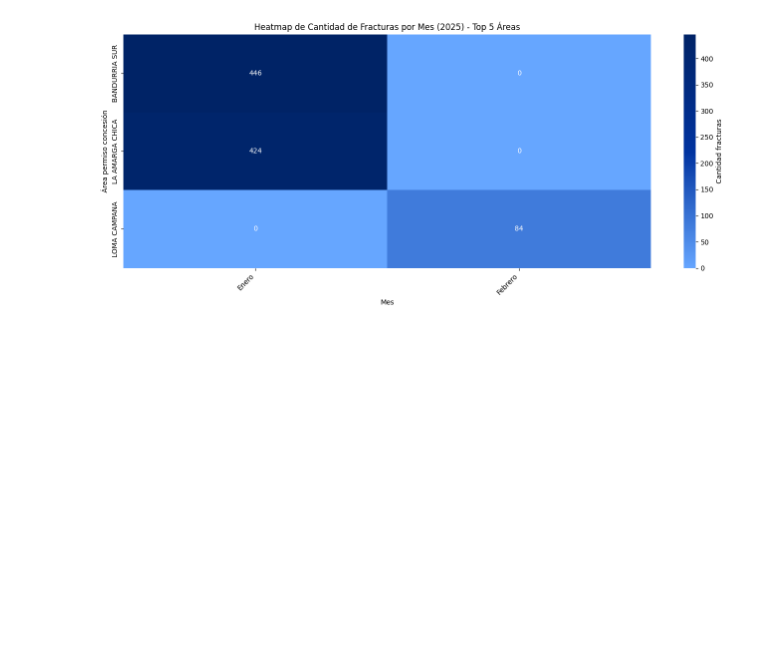
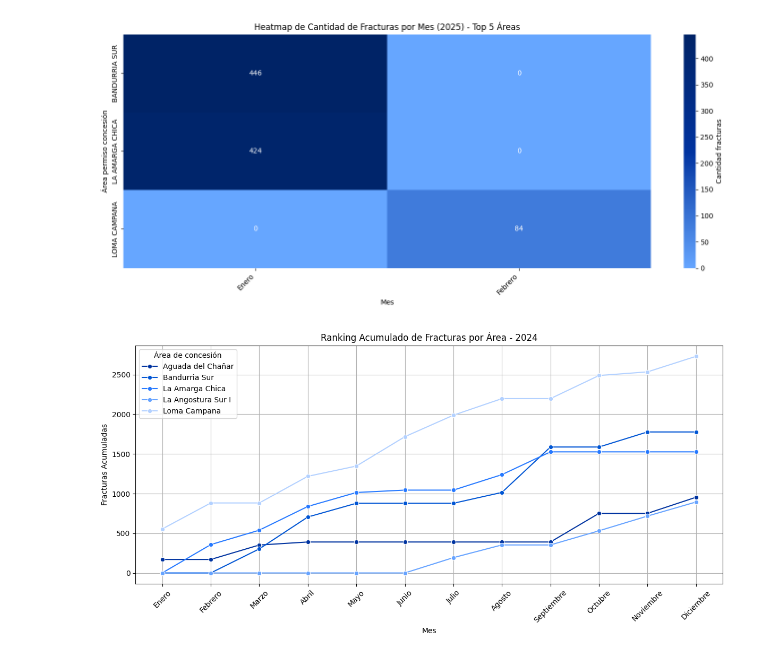
Before and after one commit to antonellafontanetto/Etapas-Fracturadas---YPF, a Jupyter notebook: Etapas_Fracturadas_de_YPF.ipynb, the cells around one changed output. Saved outputs shown, nothing was run; the diff lists cells and outputs as text; code cells hidden in the pictures; blank space fills up the shorter version.

```diff
--- a/Etapas_Fracturadas_de_YPF.ipynb
+++ b/Etapas_Fracturadas_de_YPF.ipynb
@@ -691,3 +691,42 @@ plt.tight_layout()
 plt.show()
 # %% [output]
 [figure]
+# %%
+data = {
+    'Mes': ['Enero', 'Febrero', 'Marzo', 'Abril', 'Mayo', 'Junio', 'Julio', 'Agosto', 'Septiembre', 'Octubre', 'Noviembre', 'Diciembre'],
+    'Loma Campana': [554, 328, 0, 336, 129, 370, 271, 209, 0, 291, 46, 196],
+    'Bandurria Sur': [0, 0, 303, 402, 173, 0, 0, 137, 572, 0, 190, 0],
+    'La Amarga Chica': [0, 357, 182, 299, 176, 30, 0, 195, 287, 0, 0, 0],
+    'Aguada del Chañar': [170, 0, 182, 38, 0, 0, 0, 0, 0, 361, 0, 203],
+    'La Angostura Sur I': [0, 0, 0, 0, 0, 0, 193, 160, 0, 178, 186, 177]
+}
+
+df = pd.DataFrame(data)
+# %%
+df_long = df.melt(id_vars='Mes', var_name='Area', value_name='Fracturas')
+# %%
+# Ordenar los meses cronológicamente
+orden_meses = ['Enero', 'Febrero', 'Marzo', 'Abril', 'Mayo', 'Junio',
+               'Julio', 'Agosto', 'Septiembre', 'Octubre', 'Noviembre', 'Diciembre']
+df_long['Mes'] = pd.Categorical(df_long['Mes'], categories=orden_meses, ordered=True)
+df_long.sort_values(['Area', 'Mes'], inplace=True)
+
+# Calcular acumulado por área
+df_long['Fracturas Acumuladas'] = df_long.groupby('Area')['Fracturas'].cumsum()
+# %%
+# Paleta azul estilo YPF
+ypf_blues = ['#0033A0', '#0055D4', '#2679FF', '#66A3FF', '#B3D1FF']
+sns.set_palette(ypf_blues)
+# %%
+plt.figure(figsize=(12, 6))
+sns.lineplot(data=df_long, x='Mes', y='Fracturas Acumuladas', hue='Area', marker='o')
+
+plt.title('Ranking Acumulado de Fracturas por Área - 2024')
+plt.ylabel('Fracturas Acumuladas')
+plt.xticks(rotation=45)
+plt.grid(True)
+plt.tight_layout()
+plt.legend(title='Área de concesión')
+plt.show()
+# %% [output]
+[figure, added]
```
